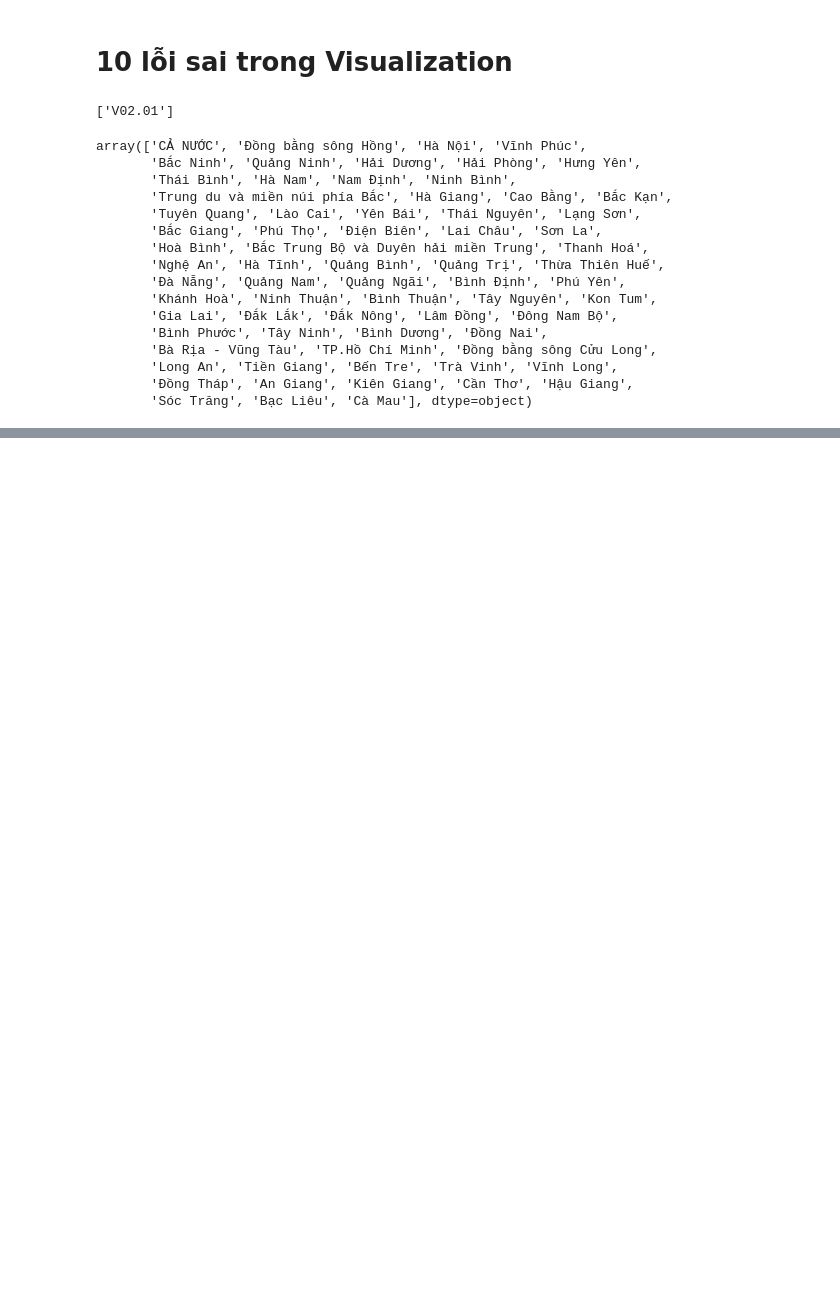
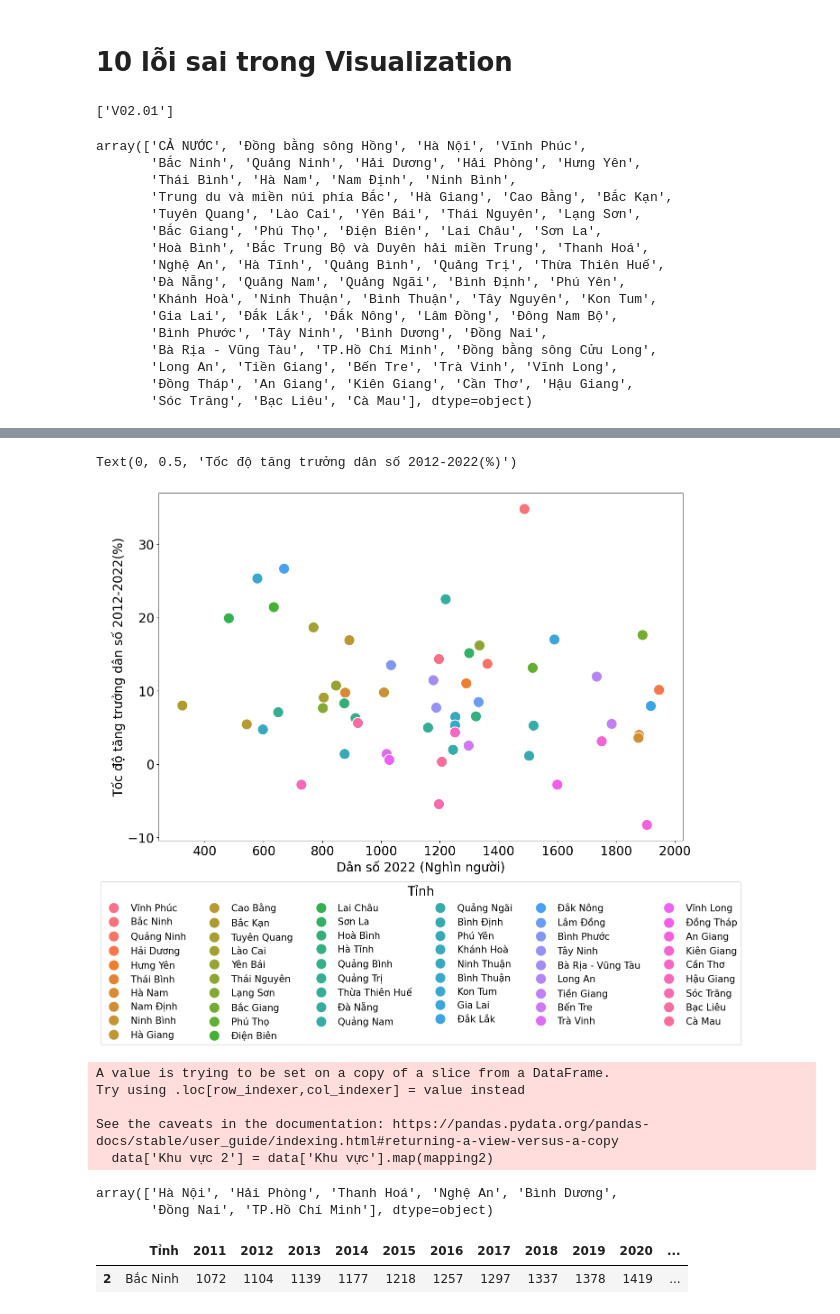
Before and after one commit to datasciencedances/datasciecedances_notebooks, a Jupyter notebook: notebooks/pitllfall.ipynb, the cells around one changed output, grey strips where cells are left out. Saved outputs shown, nothing was run; the diff lists cells and outputs as text; code cells hidden in the pictures; blank space fills up the shorter version.

```diff
--- a/notebooks/pitllfall.ipynb
+++ b/notebooks/pitllfall.ipynb
@@ -65,0 +68,2 @@ for k, v in  mapping.items():
+# %%
+tinh = df[~df['Khu vực'].isnull()].reset_index(drop=True)
@@ -65,0 +86,5 @@ for k, v in  mapping.items():
+# %%
+for c in tinh.columns[1:-1]:
+    tinh[c] = tinh[c].astype(int)
+# %%
+tinh['tang_truong_2012_2022'] = tinh['2022'] / tinh['2012'] *100 - 100
@@ -65,0 +107,44 @@ for k, v in  mapping.items():
+# %%
+data = tinh[tinh['2022']<2000]
+# data = tinh[~tinh['Tỉnh'].isin(['Hà Nội', "TP.Hồ Chí Minh"])]
+# %%
+plt.figure(figsize=(15,10))
+ax = sns.scatterplot(x='2022', y='tang_truong_2012_2022',
+                     hue='Tỉnh',data=data,
+                     s=300)
+legend = plt.legend(title="Tỉnh", ncol=6,bbox_to_anchor=(0.5, -0.6),loc='lower center',
+           prop={'size': 15})
+plt.setp(legend.get_title(),fontsize=20)
+
+_ = plt.xticks(fontsize=20)
+_ = plt.yticks(fontsize=20)
+plt.xlabel("Dân số 2022 (Nghìn người)", fontsize=20)
+plt.ylabel("Tốc độ tăng trưởng dân số 2012-2022(%)",fontsize=20)
+# %% [output]
+Text(0, 0.5, 'Tốc độ tăng trưởng dân số 2012-2022(%)')
+[figure, added]
+# %%
+mapping2 = {'Đồng bằng sông Hồng':"Miền Bắc",
+            'Trung du và miền núi phía Bắc': "Miền Bắc",
+            'Bắc Trung Bộ và Duyên hải miền Trung':"Miền Trung",
+              'Tây Nguyên':'Miền Trung',
+              'Đông Nam Bộ': 'Miền Nam',
+            'Đồng bằng sông Cửu Long': 'Miền Nam'
+            }
+data['Khu vực 2'] = data['Khu vực'].map(mapping2)
+# %% [output]
+A value is trying to be set on a copy of a slice from a DataFrame.
+Try using .loc[row_indexer,col_indexer] = value instead
+
+See the caveats in the documentation: https://pandas.pydata.org/pandas-docs/stable/user_guide/indexing.html#returning-a-view-versus-a-copy
+  data['Khu vực 2'] = data['Khu vực'].map(mapping2)
+# %%
+tinh[tinh['2022']>=2000]['Tỉnh'].unique()
+# %% [output]
+array(['Hà Nội', 'Hải Phòng', 'Thanh Hoá', 'Nghệ An', 'Bình Dương',
+       'Đồng Nai', 'TP.Hồ Chí Minh'], dtype=object)
+# %%
+data[data['tang_truong_2012_2022'] == data['tang_truong_2012_2022'].max()]
+# %% [output]
+|  | Tỉnh | 2011 | 2012 | 2013 | 2014 | 2015 | 2016 | 2017 | 2018 | 2019 | 2020 | ... |
+| 2 | Bắc Ninh | 1072 | 1104 | 1139 | 1177 | 1218 | 1257 | 1297 | 1337 | 1378 | 1419 | ... |
```
Also changed, not shown: parts of 17 cells of this notebook.
